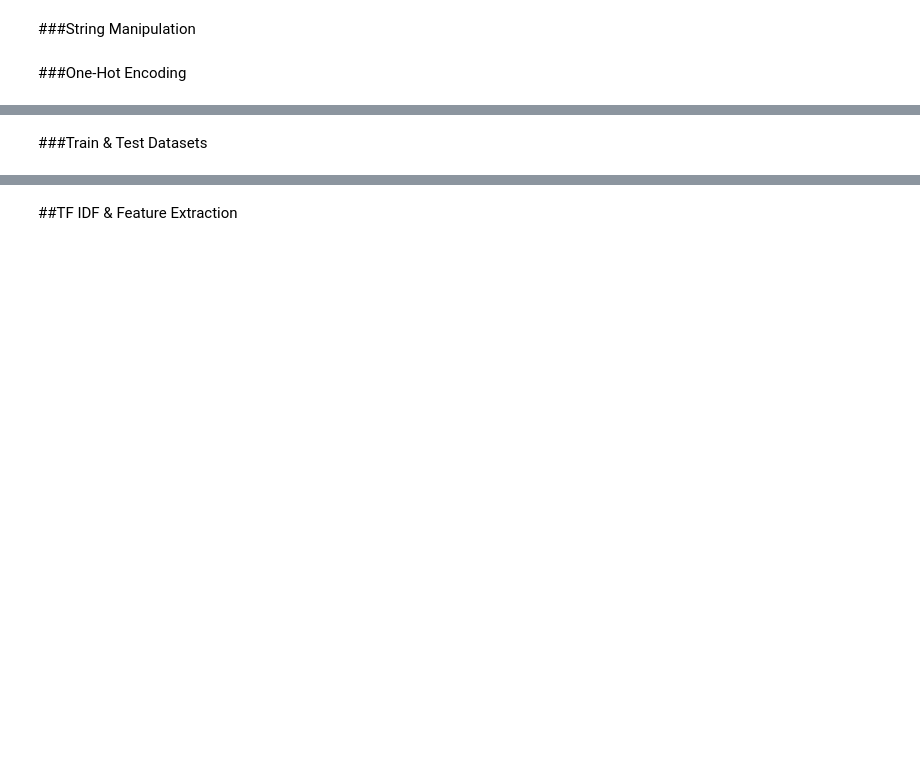
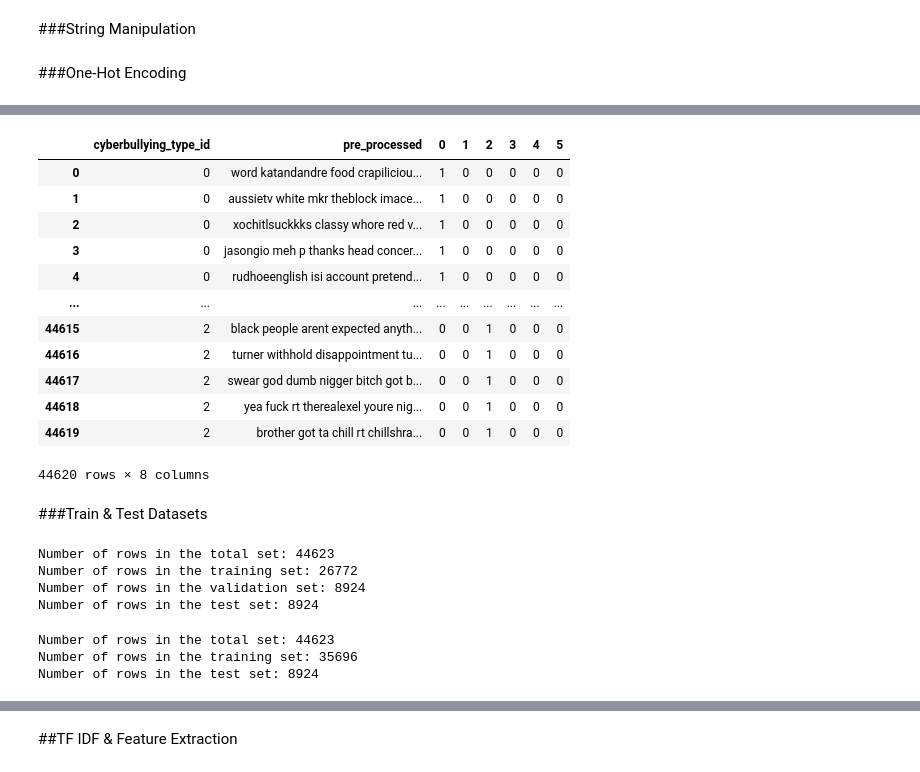
Before and after one commit to MonetaStefano/EL, a Jupyter notebook: Project.ipynb, the cells around one changed output, grey strips where cells are left out. Saved outputs shown, nothing was run; the diff lists cells and outputs as text; code cells hidden in the pictures; blank space fills up the shorter version.

```diff
--- a/Project.ipynb
+++ b/Project.ipynb
@@ -103,0 +527,3 @@ df = df[df['language'] == 'en']
+# %%
+# drop unnamed columns
+df_input = df2.iloc[:, 4:]
@@ -104,2 +534,18 @@ df = df[df['language'] == 'en']
+# %%
+df_input
+# %% [output]
+|  | cyberbullying_type_id | pre_processed | 0 | 1 | 2 | 3 | 4 | 5 |
+| 0 | 0 | word katandandre food crapiliciou... | 1 | 0 | 0 | 0 | 0 | 0 |
+| 1 | 0 | aussietv white mkr theblock imace... | 1 | 0 | 0 | 0 | 0 | 0 |
+| 2 | 0 | xochitlsuckkks classy whore red v... | 1 | 0 | 0 | 0 | 0 | 0 |
+| 3 | 0 | jasongio meh p thanks head concer... | 1 | 0 | 0 | 0 | 0 | 0 |
+| 4 | 0 | rudhoeenglish isi account pretend... | 1 | 0 | 0 | 0 | 0 | 0 |
+| ... | ... | ... | ... | ... | ... | ... | ... | ... |
+| 44615 | 2 | black people arent expected anyth... | 0 | 0 | 1 | 0 | 0 | 0 |
+| 44616 | 2 | turner withhold disappointment tu... | 0 | 0 | 1 | 0 | 0 | 0 |
+| 44617 | 2 | swear god dumb nigger bitch got b... | 0 | 0 | 1 | 0 | 0 | 0 |
+| 44618 | 2 | yea fuck rt therealexel youre nig... | 0 | 0 | 1 | 0 | 0 | 0 |
+| 44619 | 2 | brother got ta chill rt chillshra... | 0 | 0 | 1 | 0 | 0 | 0 |
+44620 rows × 8 columns
 # %% [markdown]
 ###Train & Test Datasets
@@ -105,0 +561,25 @@ df = df[df['language'] == 'en']
+# %%
+# with validation, hot encoded
+X_temp, X_test, y_temp, y_test = train_test_split(X, y_encoded, test_size=0.2, train_size=0.8)
+X_train, X_val, y_train, y_val = train_test_split(X_temp,y_temp,test_size = 0.25,train_size =0.75)
+
+print('Number of rows in the total set: {}'.format(df.shape[0]))
+print('Number of rows in the training set: {}'.format(X_train.shape[0]))
+print('Number of rows in the validation set: {}'.format(X_val.shape[0]))
+print('Number of rows in the test set: {}'.format(X_test.shape[0]))
+# %% [output]
+Number of rows in the total set: 44623
+Number of rows in the training set: 26772
+Number of rows in the validation set: 8924
+Number of rows in the test set: 8924
+# %%
+# without validation, hot encoded
+X_train, X_test, y_train, y_test = train_test_split(X, y_encoded, test_size=0.2, train_size=0.8)
+
+print('Number of rows in the total set: {}'.format(df.shape[0]))
+print('Number of rows in the training set: {}'.format(X_train.shape[0]))
+print('Number of rows in the test set: {}'.format(X_test.shape[0]))
+# %% [output]
+Number of rows in the total set: 44623
+Number of rows in the training set: 35696
+Number of rows in the test set: 8924
```
Also changed, not shown: parts of 35 cells of this notebook.
